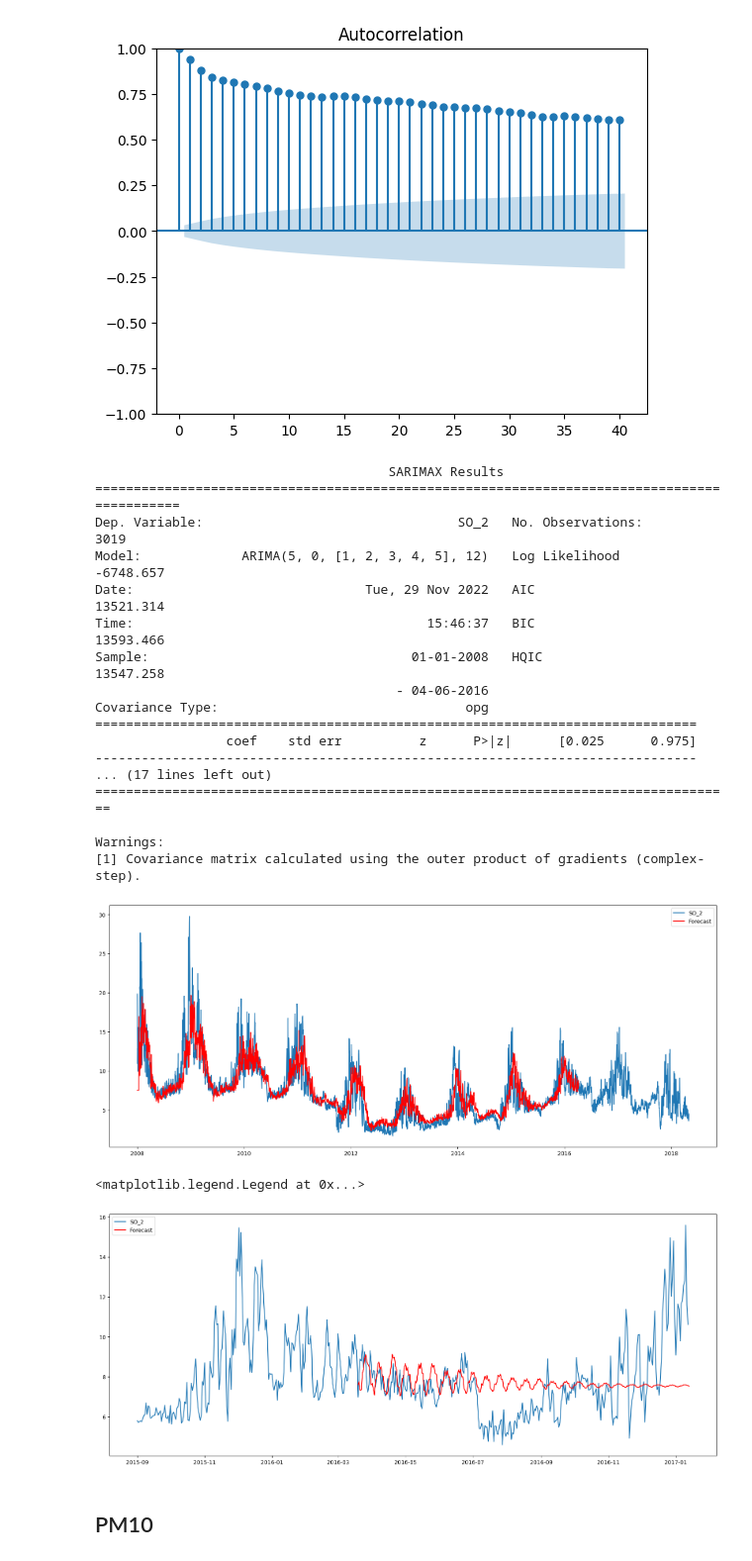
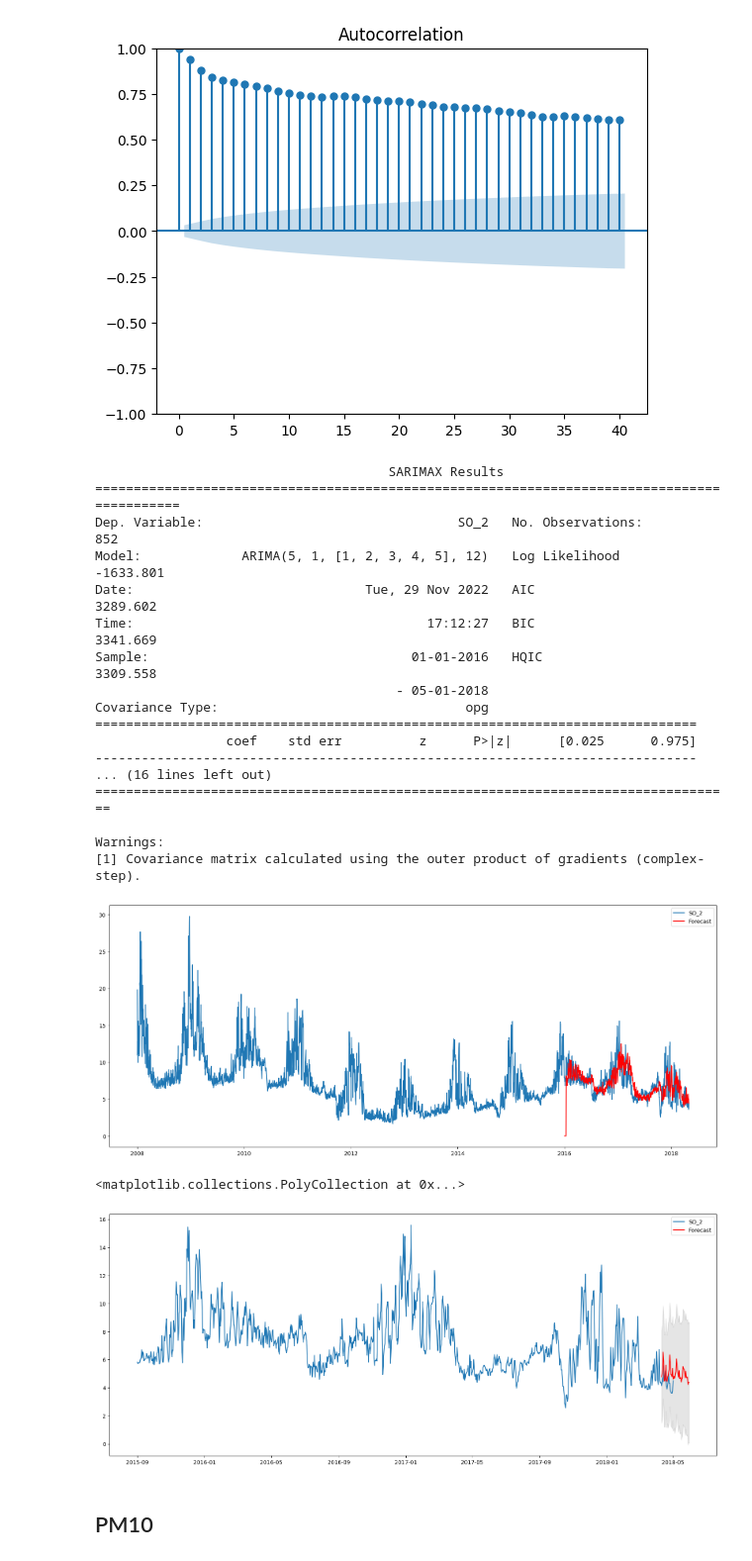
Before and after one commit to ChiaraAmalia/DataScience2Project, a Jupyter notebook: forecasting corretto.ipynb, the cells around one changed output. Shown at 99% size. Drawn from its saved outputs; the diff is of its cells as text; code cells hidden in the pictures.

```diff
--- a/forecasting corretto.ipynb
+++ b/forecasting corretto.ipynb
@@ -126,14 +126,14 @@ plt.show()
 # %% [output]
 [figure]
 # %%
-nobs2 = len(forSo)
-n_init_training2 = int(nobs2 * 0.8)
+#nobs2 = len(forSo)
+#n_init_training2 = int(nobs2 * 0.8)
 
 # Creiamo il modello per il training
-init_training_forSo = forSo.iloc[:n_init_training2]
+init_training_forSo = forSo['2016-01-01':]
 # fit ARIMA model
 fig = plt.figure(figsize=(20,8))
-model = ARIMA(init_training_forSo, seasonal_order=(5,0,5,12))
+model = ARIMA(init_training_forSo, seasonal_order=(5,1,5,12))
 ax = plt.gca()
 results = model.fit()
 plt.plot(forSo)
@@ -144,35 +144,36 @@ print(results.summary())
 # %% [output]
                                       SARIMAX Results
 ============================================================================================
-Dep. Variable:                                 SO_2   No. Observations:                 3019
-Model:             ARIMA(5, 0, [1, 2, 3, 4, 5], 12)   Log Likelihood               -6748.657
-Date:                              Tue, 29 Nov 2022   AIC                          13521.314
-Time:                                      15:46:37   BIC                          13593.466
-Sample:                                  01-01-2008   HQIC                         13547.258
-                                       - 04-06-2016
+Dep. Variable:                                 SO_2   No. Observations:                  852
+Model:             ARIMA(5, 1, [1, 2, 3, 4, 5], 12)   Log Likelihood               -1633.801
+Date:                              Tue, 29 Nov 2022   AIC                           3289.602
+Time:                                      17:12:27   BIC                           3341.669
+Sample:                                  01-01-2016   HQIC                          3309.558
+                                       - 05-01-2018
 Covariance Type:                                opg
 ==============================================================================
                  coef    std err          z      P>|z|      [0.025      0.975]
 ------------------------------------------------------------------------------
-... (17 lines left out)
+... (16 lines left out)
 ===================================================================================
 
 Warnings:
 [1] Covariance matrix calculated using the outer product of gradients (complex-step).
-[figure, old version]
+[figure, new version]
 # %%
 # forecast quick and dirty
 # TODO: clean this up
 fig = plt.figure(figsize=(20,8))
 num_points = len(forSo)
-x = results.predict(start=(3000), end=(3300), dynamic=True)
+x = results.get_prediction(start=(830), end=(880), dynamic=True).summary_frame()
 
-plt.plot(forSo[2800:3300])
-plt.plot(x, color='r')
+plt.plot(forSo[2800:])
+plt.plot(x['mean'], color='r')
 plt.legend(['SO_2', 'Forecast'])
+plt.fill_between(x.index, x['mean_ci_lower'], x['mean_ci_upper'], color='k', alpha=0.1)
 # %% [output]
-<matplotlib.legend.Legend at 0x...>
+<matplotlib.collections.PolyCollection at 0x...>
-[figure, old version]
+[figure, new version]
 # %% [markdown]
 ## PM10
 # %% [markdown]
```
